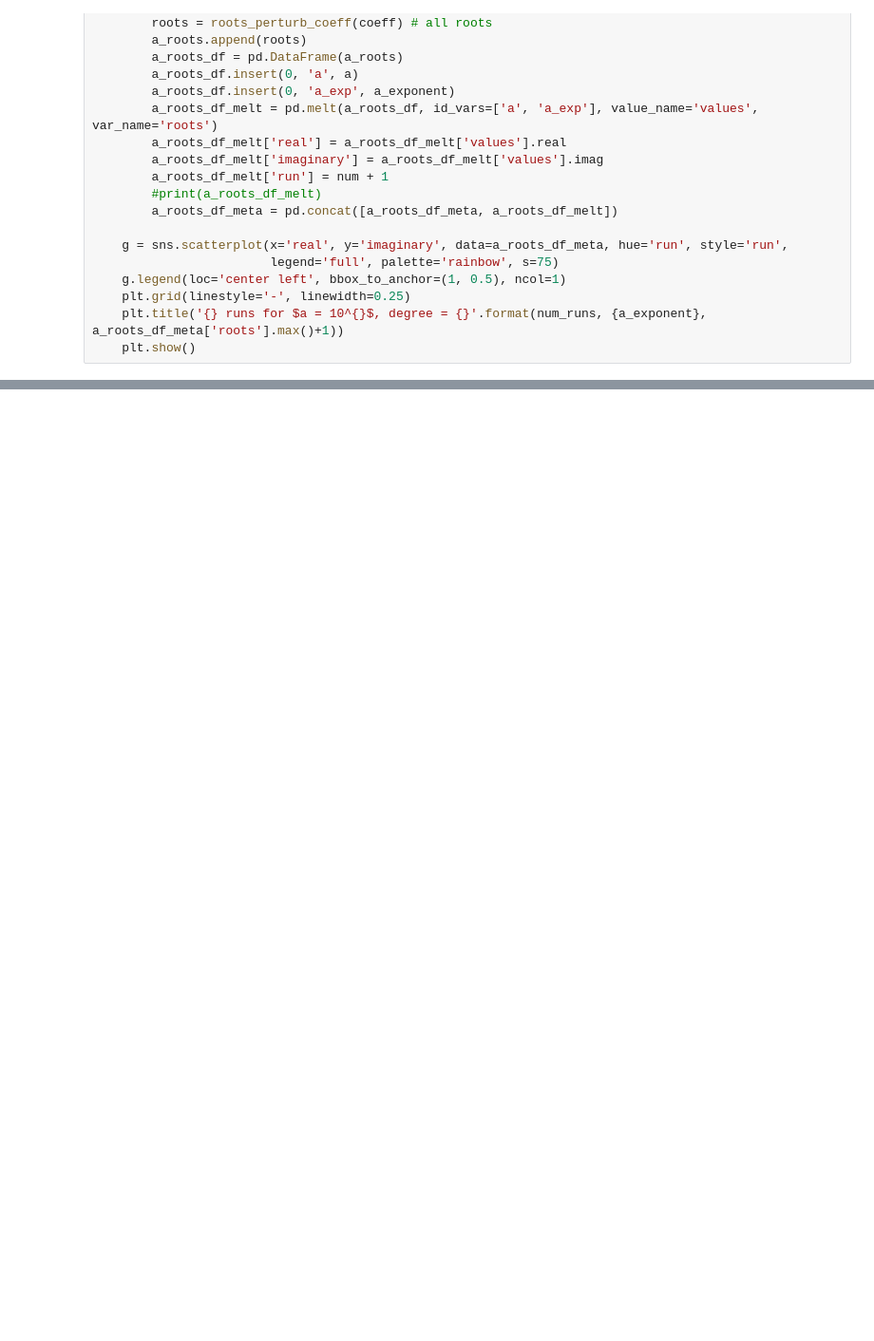
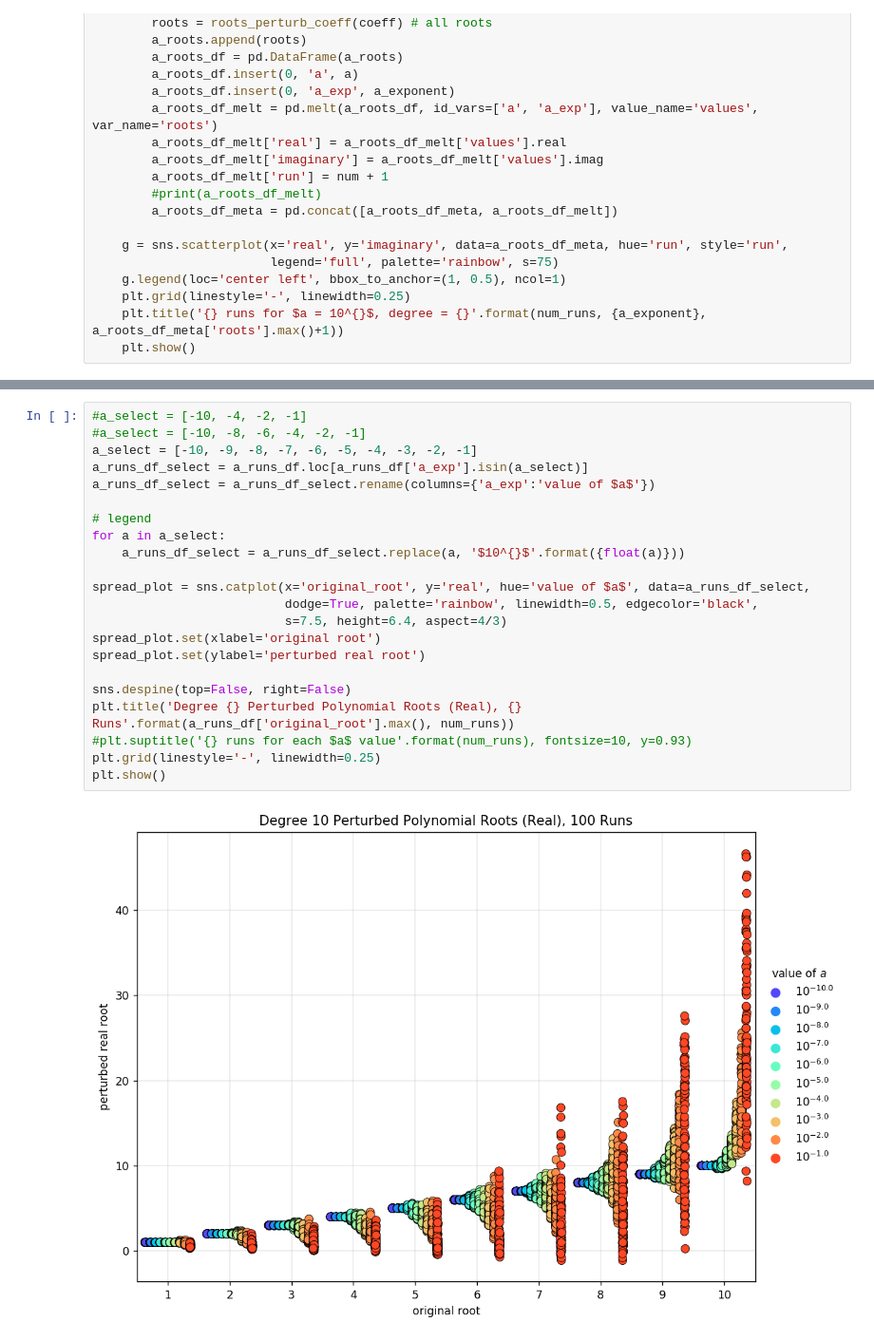
Before and after one commit to agnikumar/math-lab, a Jupyter notebook: perturbations/perturbed_polynomials_various_degrees.ipynb, the cells around one changed output, grey strips where cells are left out. Shown at 95% size. Saved outputs shown, nothing was run; the diff lists cells and outputs as text; blank space fills up the shorter version.

```diff
--- a/perturbations/perturbed_polynomials_various_degrees.ipynb
+++ b/perturbations/perturbed_polynomials_various_degrees.ipynb
@@ -340,0 +406,24 @@ for a in a_vals_multiple:
+# %%
+#a_select = [-10, -4, -2, -1]
+#a_select = [-10, -8, -6, -4, -2, -1]
+a_select = [-10, -9, -8, -7, -6, -5, -4, -3, -2, -1]
+a_runs_df_select = a_runs_df.loc[a_runs_df['a_exp'].isin(a_select)]
+a_runs_df_select = a_runs_df_select.rename(columns={'a_exp':'value of $a$'})
+
+# legend
+for a in a_select:
+    a_runs_df_select = a_runs_df_select.replace(a, '$10^{}$'.format({float(a)}))
+
+spread_plot = sns.catplot(x='original_root', y='real', hue='value of $a$', data=a_runs_df_select,
+                          dodge=True, palette='rainbow', linewidth=0.5, edgecolor='black',
+                          s=7.5, height=6.4, aspect=4/3)
+spread_plot.set(xlabel='original root')
+spread_plot.set(ylabel='perturbed real root')
+
+sns.despine(top=False, right=False)
+plt.title('Degree {} Perturbed Polynomial Roots (Real), {} Runs'.format(a_runs_df['original_root'].max(), num_runs))
+#plt.suptitle('{} runs for each $a$ value'.format(num_runs), fontsize=10, y=0.93)
+plt.grid(linestyle='-', linewidth=0.25)
+plt.show()
+# %% [output]
+[figure, added]
```
Also changed, not shown: parts of 15 cells of this notebook.
